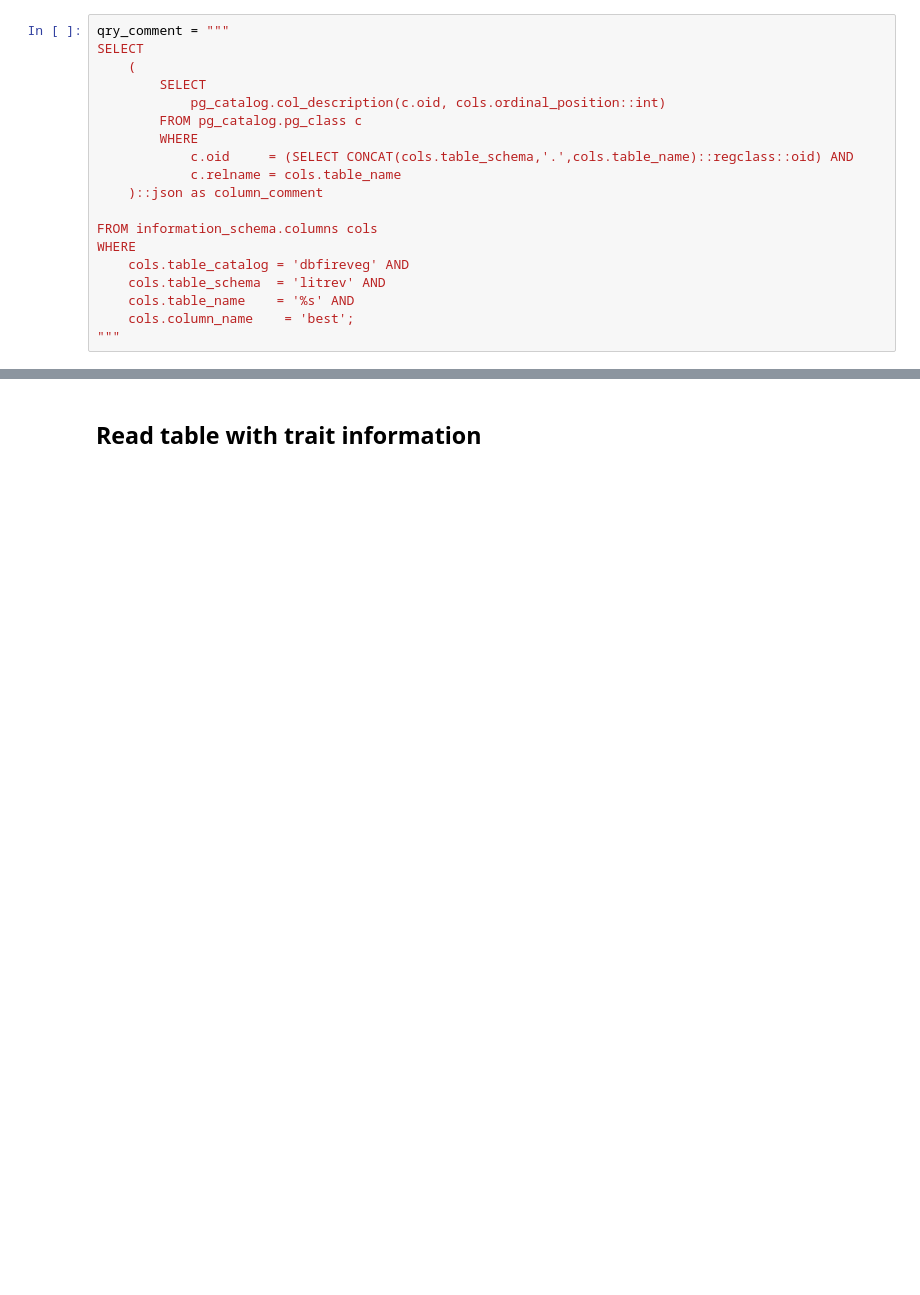
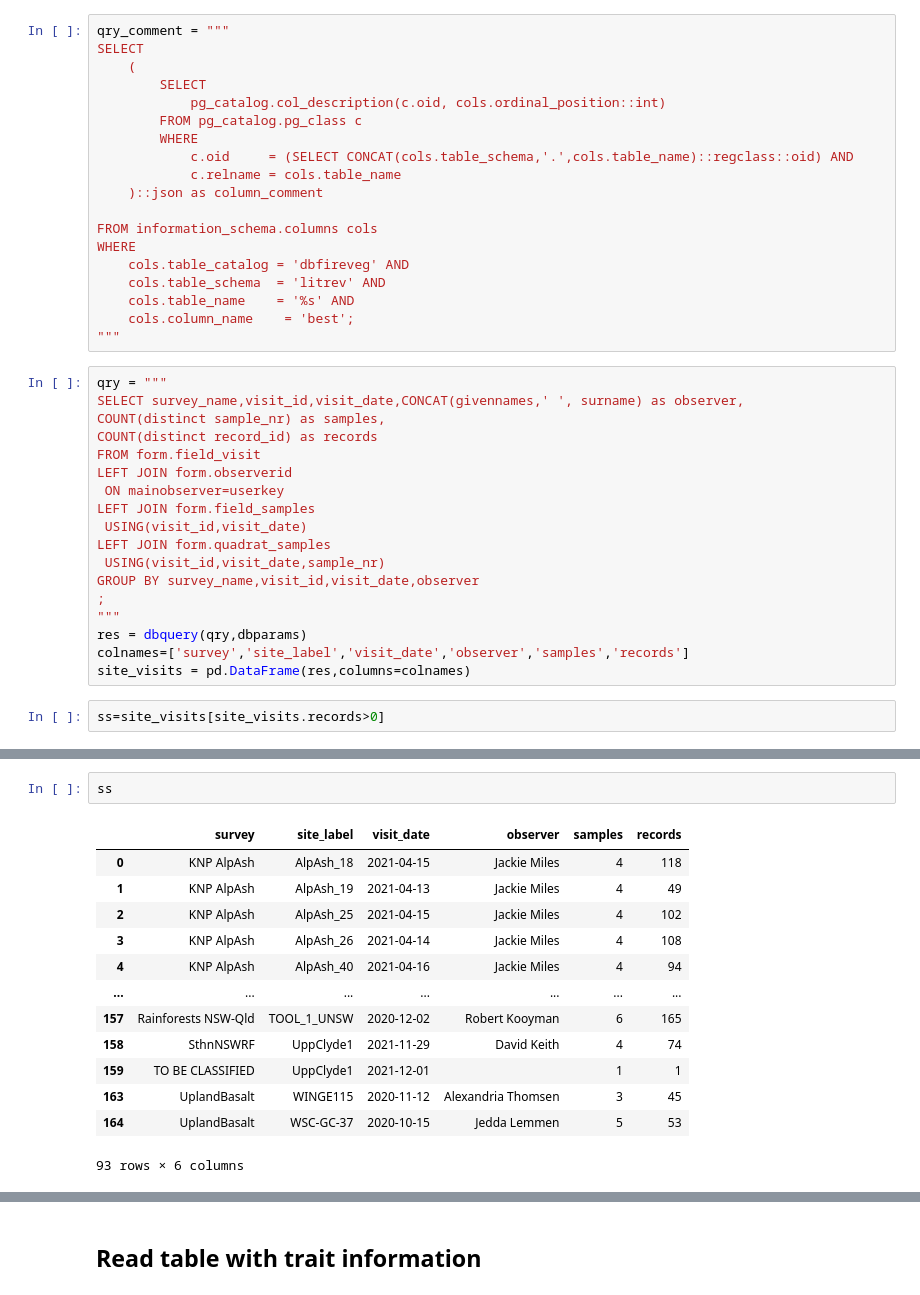
Before and after one commit to ces-unsw-edu-au/fireveg-db-imports, a Jupyter notebook: python/Summary-database-status/00-Status-Imports.ipynb, the cells around one changed output, grey strips where cells are left out. Cells and saved outputs as stored; diff of their text form; blank space fills up the shorter version.

```diff
--- a/python/Literature-review/00-Status-Imports.ipynb
+++ b/python/Summary-database-status/00-Status-Imports.ipynb
@@ -87,3 +87,23 @@ WHERE
     cols.table_name    = '%s' AND
     cols.column_name    = 'best';
 """
+# %%
+qry = """
+SELECT survey_name,visit_id,visit_date,CONCAT(givennames,' ', surname) as observer,
+COUNT(distinct sample_nr) as samples,
+COUNT(distinct record_id) as records
+FROM form.field_visit
+LEFT JOIN form.observerid
+ ON mainobserver=userkey
+LEFT JOIN form.field_samples
+ USING(visit_id,visit_date)
+LEFT JOIN form.quadrat_samples
+ USING(visit_id,visit_date,sample_nr)
+GROUP BY survey_name,visit_id,visit_date,observer
+;
+"""
+res = dbquery(qry,dbparams)
+colnames=['survey','site_label','visit_date','observer','samples','records']
+site_visits = pd.DataFrame(res,columns=colnames)
+# %%
+ss=site_visits[site_visits.records>0]
@@ -89,0 +127,16 @@ WHERE
+# %%
+ss
+# %% [output]
+|  | survey | site_label | visit_date | observer | samples | records |
+| 0 | KNP AlpAsh | AlpAsh_18 | 2021-04-15 | Jackie Miles | 4 | 118 |
+| 1 | KNP AlpAsh | AlpAsh_19 | 2021-04-13 | Jackie Miles | 4 | 49 |
+| 2 | KNP AlpAsh | AlpAsh_25 | 2021-04-15 | Jackie Miles | 4 | 102 |
+| 3 | KNP AlpAsh | AlpAsh_26 | 2021-04-14 | Jackie Miles | 4 | 108 |
+| 4 | KNP AlpAsh | AlpAsh_40 | 2021-04-16 | Jackie Miles | 4 | 94 |
+| ... | ... | ... | ... | ... | ... | ... |
+| 157 | Rainforests NSW-Qld | TOOL_1_UNSW | 2020-12-02 | Robert Kooyman | 6 | 165 |
+| 158 | SthnNSWRF | UppClyde1 | 2021-11-29 | David Keith | 4 | 74 |
+| 159 | TO BE CLASSIFIED | UppClyde1 | 2021-12-01 |  | 1 | 1 |
+| 163 | UplandBasalt | WINGE115 | 2020-11-12 | Alexandria Thomsen | 3 | 45 |
+| 164 | UplandBasalt | WSC-GC-37 | 2020-10-15 | Jedda Lemmen | 5 | 53 |
+93 rows × 6 columns
```
Also changed, not shown: parts of 13 cells of this notebook, 1 other file.
